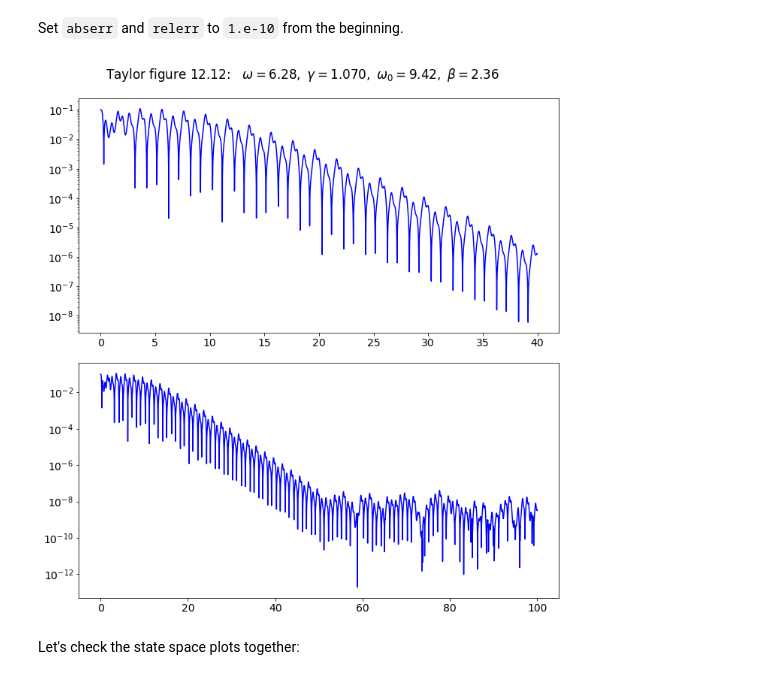
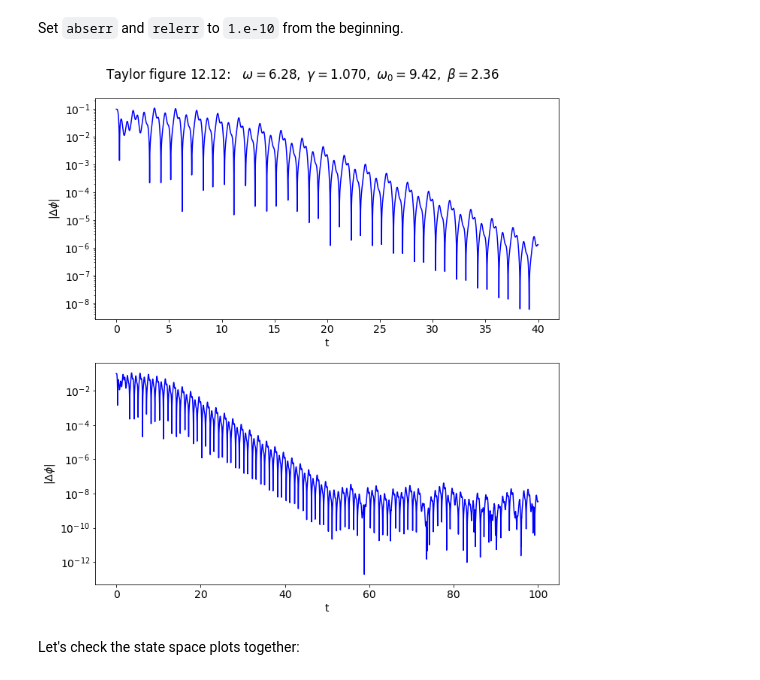
Before and after one commit to furnstahl/5300-notebooks, a Jupyter notebook: week_3/Multiple_pendulum_plots_Section_12.5.ipynb, the cells around one changed output. Cells and saved outputs as stored; diff of their text form; code cells hidden in the pictures.

```diff
--- a/week_3/Multiple_pendulum_plots_Section_12.5.ipynb
+++ b/week_3/Multiple_pendulum_plots_Section_12.5.ipynb
@@ -649,34 +657,38 @@ Delta_phi = np.fabs(phi_2 - phi_1)
 font_size = 14
 plt.rcParams.update({'font.size': font_size})
 
 # start the plot!
 fig = plt.figure(figsize=(10,10))
 overall_title = 'Taylor figure 12.12:  ' + \
                 rf' $\omega = {omega_ext:.2f},$' + \
                 rf' $\gamma = {gamma_ext:.3f},$' + \
                 rf' $\omega_0 = {omega_0:.2f},$' + \
                 rf' $\beta = {beta:.2f}$' + \
                 '\n'     # \n means a new line (adds some space here)
 fig.suptitle(overall_title, va='baseline')
 
 # two plot: plot from t=0 to t=8 and another from t=0 to t=100
 ax_a = fig.add_subplot(2,1,1)
 
 start, stop = start_stop_indices(t_pts, 0., 40.)
 ax_a.semilogy(t_pts[start : stop], Delta_phi[start : stop],
             color='blue', label=None)
+ax_a.set_xlabel('t')
+ax_a.set_ylabel(r'$|\Delta\phi|$')
 
 ax_b = fig.add_subplot(2,1,2)
 
 start, stop = start_stop_indices(t_pts, 0., 100.)
 plot_y_vs_x(t_pts[start : stop], Delta_phi[start : stop],
             color='blue', label=None, semilogy=True)
+ax_b.set_xlabel('t')
+ax_b.set_ylabel(r'$|\Delta\phi|$')
 
 fig.tight_layout()
 # always bbox_inches='tight' for best results.  Further adjustments also.
 fig.savefig('figure_12.12.png', bbox_inches='tight')
 # %% [output]
-[figure, old version]
+[figure, new version]
 # %% [markdown]
 Let's check the state space plots together:
 # %%
```
Also changed, not shown: parts of 7 cells of this notebook.
